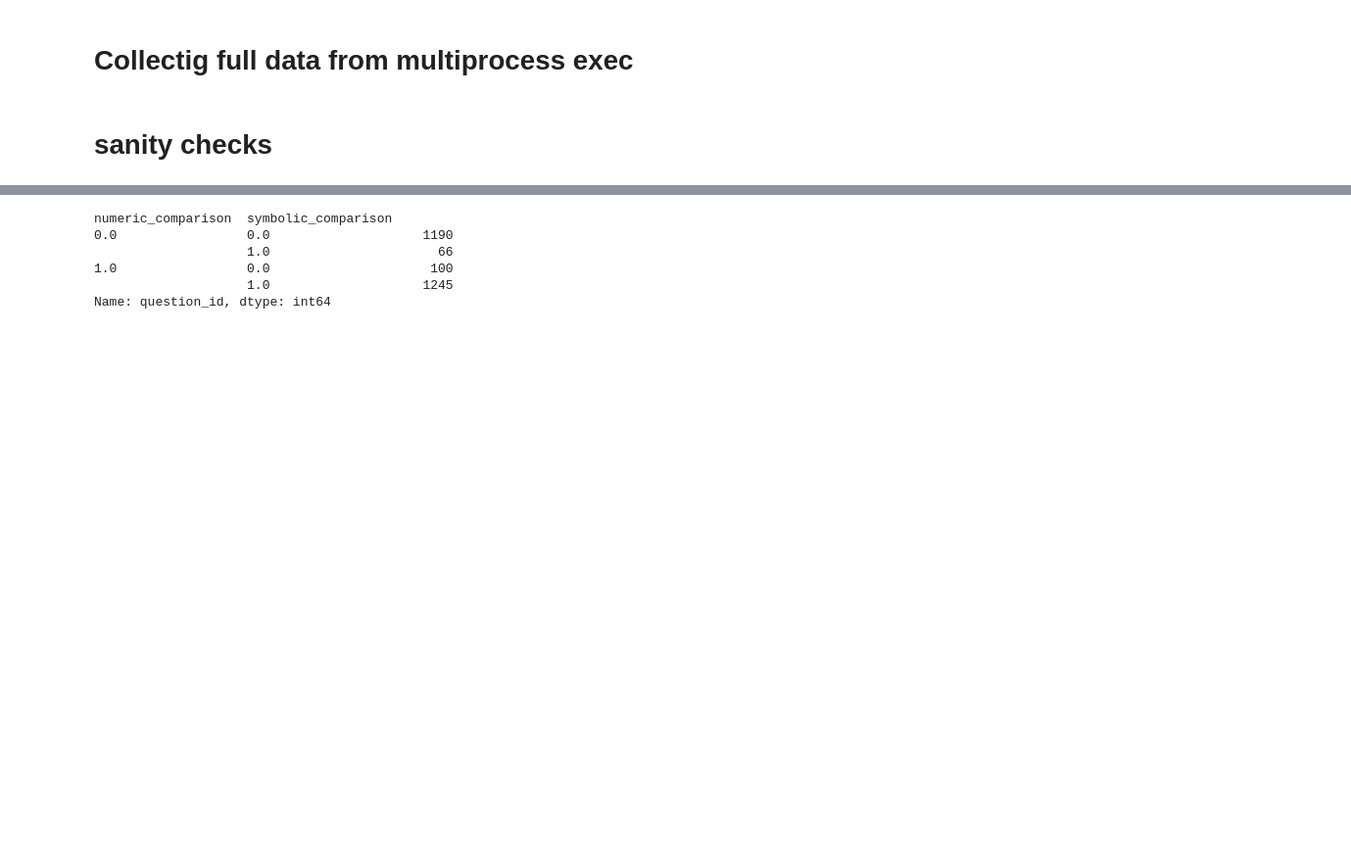
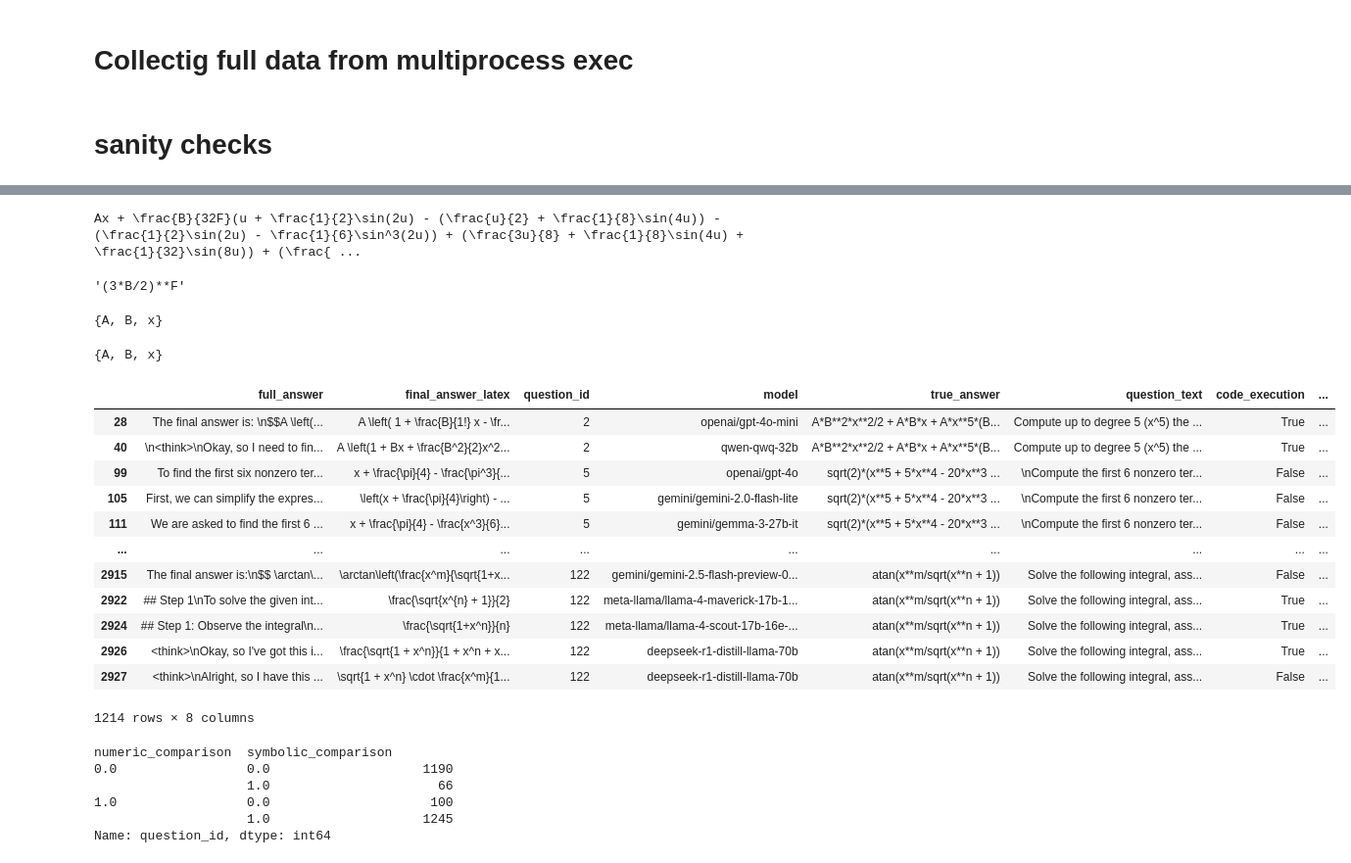
Before and after one commit to RamanujanMachine/ASyMOB, a Jupyter notebook: Test LLM answers - pipelined.ipynb, the cells around one changed output, grey strips where cells are left out. Shown at 98% size. Cells and saved outputs as stored; diff of their text form; code cells hidden in the pictures; blank space fills up the shorter version.

```diff
--- a/Test LLM answers - pipelined.ipynb
+++ b/Test LLM answers - pipelined.ipynb
@@ -13,6 +13,6 @@ DISCARDED_FILE = 'discarded.xlsx'
 ###  read LLMs output, parse a final answer and clean errors
 # %%
 df = pd.read_excel(RESULTS_FILE, sheet_name='results')
-df = clean_df(df, save_discarded=True)
-len(df)
+df_sample = clean_df(df.iloc[600:650], save_discarded=True)
+len(df_sample)
 # %% [output]
@@ -243,3 +551,35 @@ partially_invalid
+# %%
+print(partially_invalid.iloc[3].final_answer_latex)
+# %% [output]
+Ax + \frac{B}{32F}(u + \frac{1}{2}\sin(2u) - (\frac{u}{2} + \frac{1}{8}\sin(4u)) - (\frac{1}{2}\sin(2u) - \frac{1}{6}\sin^3(2u)) + (\frac{3u}{8} + \frac{1}{8}\sin(4u) + \frac{1}{32}\sin(8u)) + (\frac{ ...
+# %%
+partially_invalid.iloc[2].true_answer
+# %% [output]
+'(3*B/2)**F'
+# %%
+df.loc[28].true_answer.free_symbols
+# %% [output]
+{A, B, x}
+# %%
+df.loc[28].model_answer.subs({sp.var('e'): sp.exp(1)}).free_symbols
+# %% [output]
+{A, B, x}
+# %%
+df[~df.apply(lambda row: row.true_answer.free_symbols == row.model_answer.free_symbols, axis=1)]
+# %% [output]
+|  | full_answer | final_answer_latex | question_id | model | true_answer | question_text | code_execution | ... |
+| 28 | The final answer is: \n$$A \left(... | A \left( 1 + \frac{B}{1!} x - \fr... | 2 | openai/gpt-4o-mini | A*B**2*x**2/2 + A*B*x + A*x**5*(B... | Compute up to degree 5 (x^5) the ... | True | ... |
+| 40 | \n<think>\nOkay, so I need to fin... | A \left(1 + Bx + \frac{B^2}{2}x^2... | 2 | qwen-qwq-32b | A*B**2*x**2/2 + A*B*x + A*x**5*(B... | Compute up to degree 5 (x^5) the ... | True | ... |
+| 99 | To find the first six nonzero ter... | x + \frac{\pi}{4} - \frac{\pi^3}{... | 5 | openai/gpt-4o | sqrt(2)*(x**5 + 5*x**4 - 20*x**3 ... | \nCompute the first 6 nonzero ter... | False | ... |
+| 105 | First, we can simplify the expres... | \left(x + \frac{\pi}{4}\right) - ... | 5 | gemini/gemini-2.0-flash-lite | sqrt(2)*(x**5 + 5*x**4 - 20*x**3 ... | \nCompute the first 6 nonzero ter... | False | ... |
+| 111 | We are asked to find the first 6 ... | x + \frac{\pi}{4} - \frac{x^3}{6}... | 5 | gemini/gemma-3-27b-it | sqrt(2)*(x**5 + 5*x**4 - 20*x**3 ... | \nCompute the first 6 nonzero ter... | False | ... |
+| ... | ... | ... | ... | ... | ... | ... | ... | ... |
+| 2915 | The final answer is:\n$$ \arctan\... | \arctan\left(\frac{x^m}{\sqrt{1+x... | 122 | gemini/gemini-2.5-flash-preview-0... | atan(x**m/sqrt(x**n + 1)) | Solve the following integral, ass... | False | ... |
+| 2922 | ## Step 1\nTo solve the given int... | \frac{\sqrt{x^{n} + 1}}{2} | 122 | meta-llama/llama-4-maverick-17b-1... | atan(x**m/sqrt(x**n + 1)) | Solve the following integral, ass... | True | ... |
+| 2924 | ## Step 1: Observe the integral\n... | \frac{\sqrt{1+x^n}}{n} | 122 | meta-llama/llama-4-scout-17b-16e-... | atan(x**m/sqrt(x**n + 1)) | Solve the following integral, ass... | True | ... |
+| 2926 | <think>\nOkay, so I've got this i... | \frac{\sqrt{1 + x^n}}{1 + x^n + x... | 122 | deepseek-r1-distill-llama-70b | atan(x**m/sqrt(x**n + 1)) | Solve the following integral, ass... | True | ... |
+| 2927 | <think>\nAlright, so I have this ... | \sqrt{1 + x^n} \cdot \frac{x^m}{1... | 122 | deepseek-r1-distill-llama-70b | atan(x**m/sqrt(x**n + 1)) | Solve the following integral, ass... | False | ... |
+1214 rows × 8 columns
 # %%
 partially_invalid.to_excel('122_q_invalid.xlsx')
 # %%
```
Also changed, not shown: parts of 72 cells of this notebook, 4 other files.
